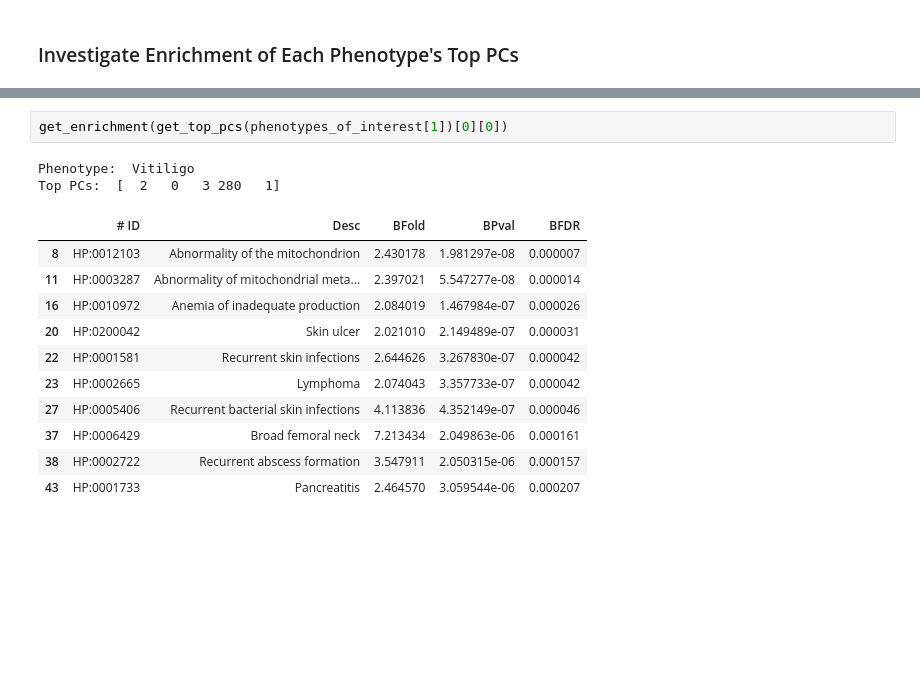
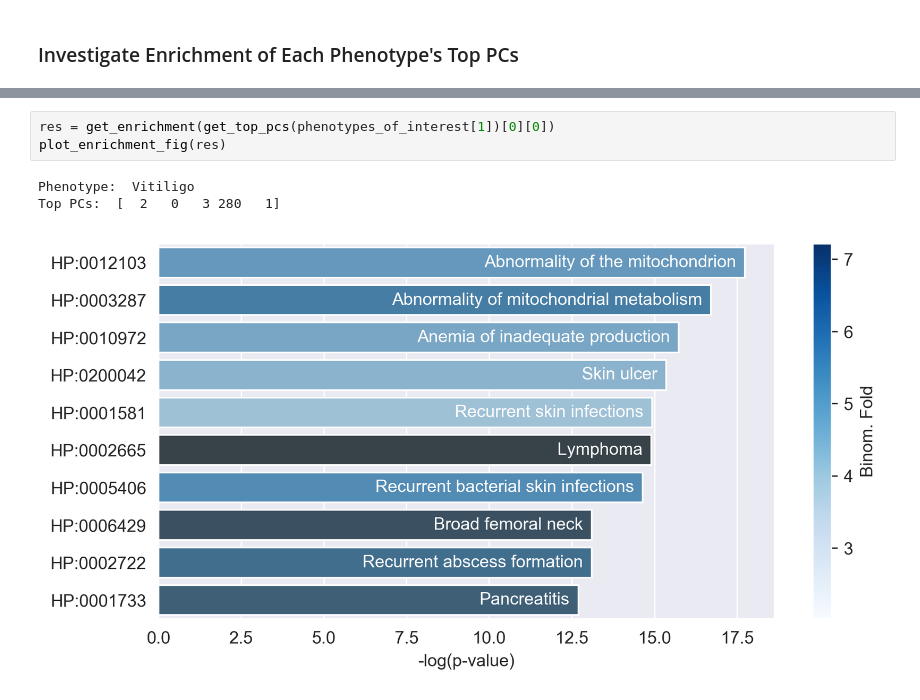
Before and after one commit to lkalesinskas/SNPs2ChIP, a Jupyter notebook: gwas/analyze_snp_results.ipynb, the cells around one changed output, grey strips where cells are left out. Saved outputs shown, nothing was run; the diff lists cells and outputs as text; blank space fills up the shorter version.

```diff
--- a/gwas/analyze_snp_results.ipynb
+++ b/gwas/analyze_snp_results.ipynb
@@ -105,17 +203,8 @@ Top PCs:  [22 19 24 16 11]
 # %%
-get_enrichment(get_top_pcs(phenotypes_of_interest[1])[0][0])
+res = get_enrichment(get_top_pcs(phenotypes_of_interest[1])[0][0])
+plot_enrichment_fig(res)
 # %% [output]
 Phenotype:  Vitiligo
 Top PCs:  [  2   0   3 280   1]
-|  | # ID | Desc | BFold | BPval | BFDR |
-| 8 | HP:0012103 | Abnormality of the mitochondrion | 2.430178 | 1.981297e-08 | 0.000007 |
-| 11 | HP:0003287 | Abnormality of mitochondrial meta... | 2.397021 | 5.547277e-08 | 0.000014 |
-| 16 | HP:0010972 | Anemia of inadequate production | 2.084019 | 1.467984e-07 | 0.000026 |
-| 20 | HP:0200042 | Skin ulcer | 2.021010 | 2.149489e-07 | 0.000031 |
-| 22 | HP:0001581 | Recurrent skin infections | 2.644626 | 3.267830e-07 | 0.000042 |
-| 23 | HP:0002665 | Lymphoma | 2.074043 | 3.357733e-07 | 0.000042 |
-| 27 | HP:0005406 | Recurrent bacterial skin infections | 4.113836 | 4.352149e-07 | 0.000046 |
-| 37 | HP:0006429 | Broad femoral neck | 7.213434 | 2.049863e-06 | 0.000161 |
-| 38 | HP:0002722 | Recurrent abscess formation | 3.547911 | 2.050315e-06 | 0.000157 |
-| 43 | HP:0001733 | Pancreatitis | 2.464570 | 3.059544e-06 | 0.000207 |
+[figure, added]
 # %%
```
Also changed, not shown: parts of 23 cells of this notebook.
